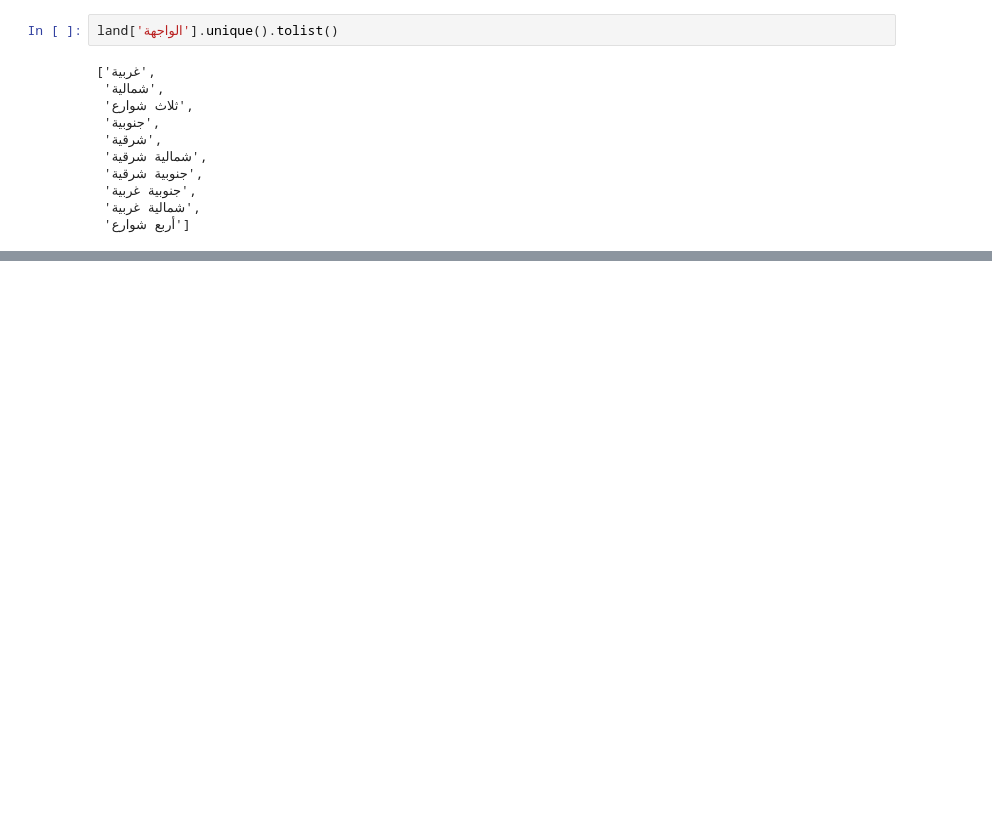
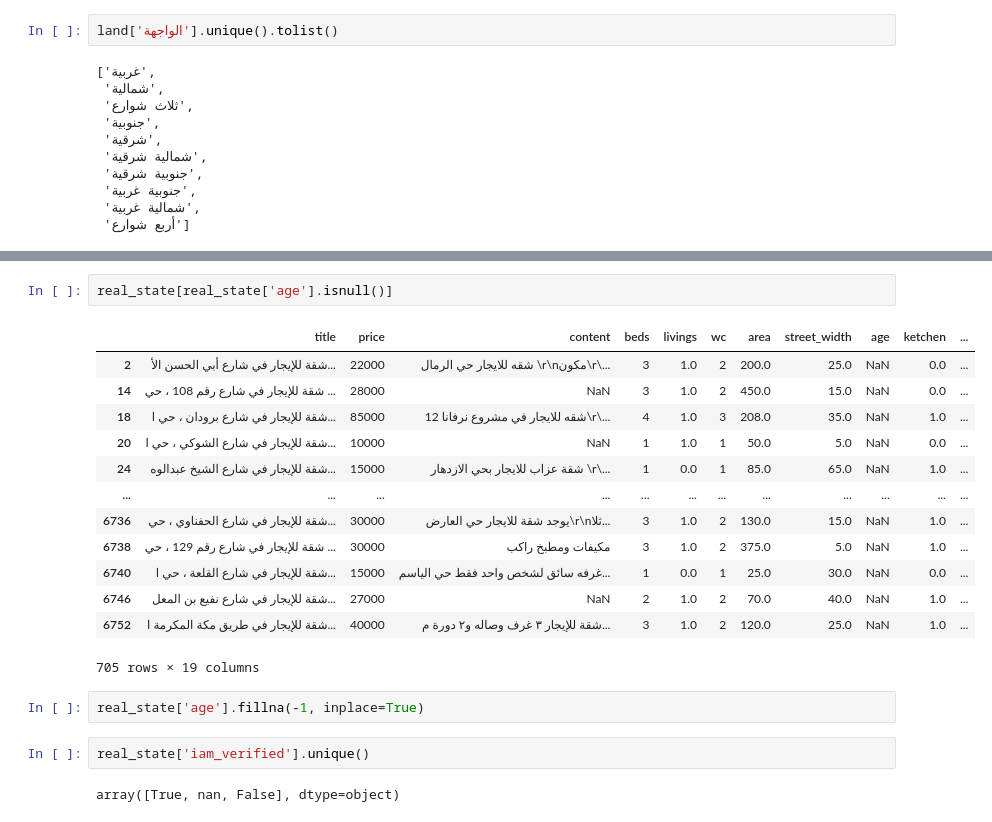
Before and after one commit to RandHamoud/Project3, a Jupyter notebook: Project3.ipynb, the cells around one changed output, grey strips where cells are left out. Drawn from its saved outputs; the diff is of its cells as text; blank space fills up the shorter version.

```diff
--- a/Project3.ipynb
+++ b/Project3.ipynb
@@ -278,0 +473,22 @@ land['الواجهة'].unique().tolist()
+# %%
+real_state[real_state['age'].isnull()]
+# %% [output]
+|  | title | price | content | beds | livings | wc | area | street_width | age | ketchen | ... |
+| 2 | شقة للإيجار في شارع أبي الحسن الأ... | 22000 | شقه للايجار حي الرمال \r\nمكون\r\... | 3 | 1.0 | 2 | 200.0 | 25.0 | NaN | 0.0 | ... |
+| 14 | شقة للإيجار في شارع رقم 108 ، حي ... | 28000 | NaN | 3 | 1.0 | 2 | 450.0 | 15.0 | NaN | 0.0 | ... |
+| 18 | شقة للإيجار في شارع برودان ، حي ا... | 85000 | شقه للايجار في مشروع نرفانا 12\r\... | 4 | 1.0 | 3 | 208.0 | 35.0 | NaN | 1.0 | ... |
+| 20 | شقة للإيجار في شارع الشوكي ، حي ا... | 10000 | NaN | 1 | 1.0 | 1 | 50.0 | 5.0 | NaN | 0.0 | ... |
+| 24 | شقة للإيجار في شارع الشيخ عبدالوه... | 15000 | شقة عزاب للايجار بحي الازدهار \r\... | 1 | 0.0 | 1 | 85.0 | 65.0 | NaN | 1.0 | ... |
+| ... | ... | ... | ... | ... | ... | ... | ... | ... | ... | ... | ... |
+| 6736 | شقة للإيجار في شارع الحفناوي ، حي... | 30000 | يوجد شقة للايجار حي العارض\r\nثلا... | 3 | 1.0 | 2 | 130.0 | 15.0 | NaN | 1.0 | ... |
+| 6738 | شقة للإيجار في شارع رقم 129 ، حي ... | 30000 | مكيفات ومطبخ راكب | 3 | 1.0 | 2 | 375.0 | 5.0 | NaN | 1.0 | ... |
+| 6740 | شقة للإيجار في شارع القلعة ، حي ا... | 15000 | غرفه سائق لشخص واحد فقط حي الياسم... | 1 | 0.0 | 1 | 25.0 | 30.0 | NaN | 0.0 | ... |
+| 6746 | شقة للإيجار في شارع نفيع بن المعل... | 27000 | NaN | 2 | 1.0 | 2 | 70.0 | 40.0 | NaN | 1.0 | ... |
+| 6752 | شقة للإيجار في طريق مكة المكرمة ا... | 40000 | شقة للإيجار ٣ غرف وصاله و٢ دورة م... | 3 | 1.0 | 2 | 120.0 | 25.0 | NaN | 1.0 | ... |
+705 rows × 19 columns
+# %%
+real_state['age'].fillna(-1, inplace=True)
+# %%
+real_state['iam_verified'].unique()
+# %% [output]
+array([True, nan, False], dtype=object)
```
Also changed, not shown: parts of 38 cells of this notebook, 1 other file.
